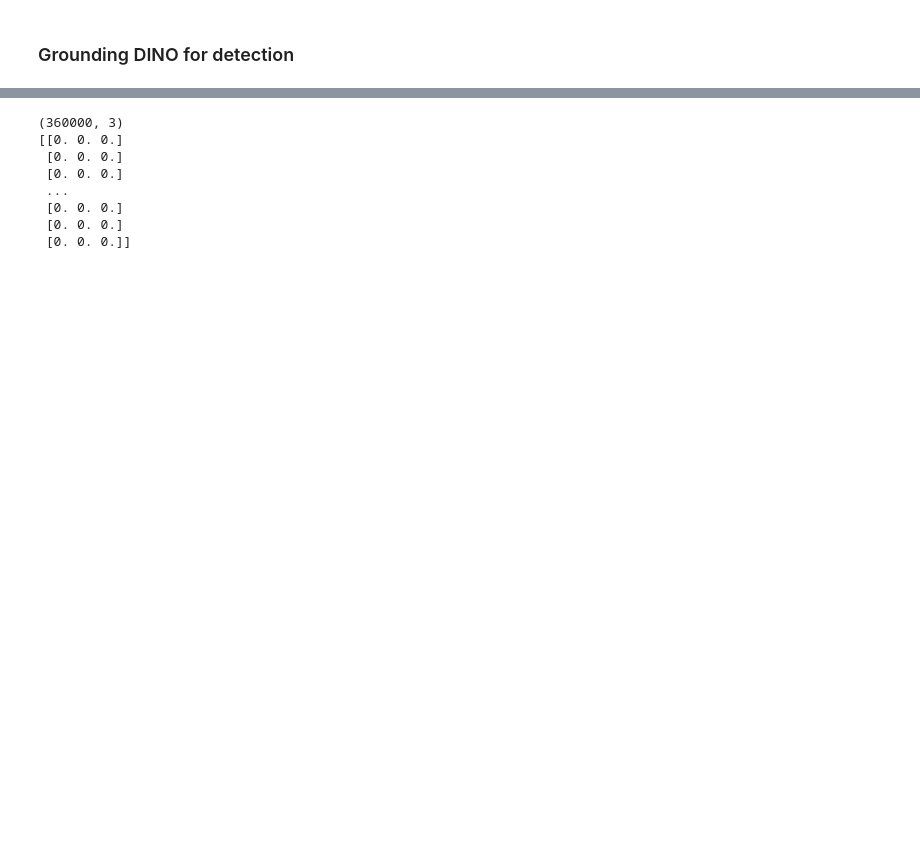
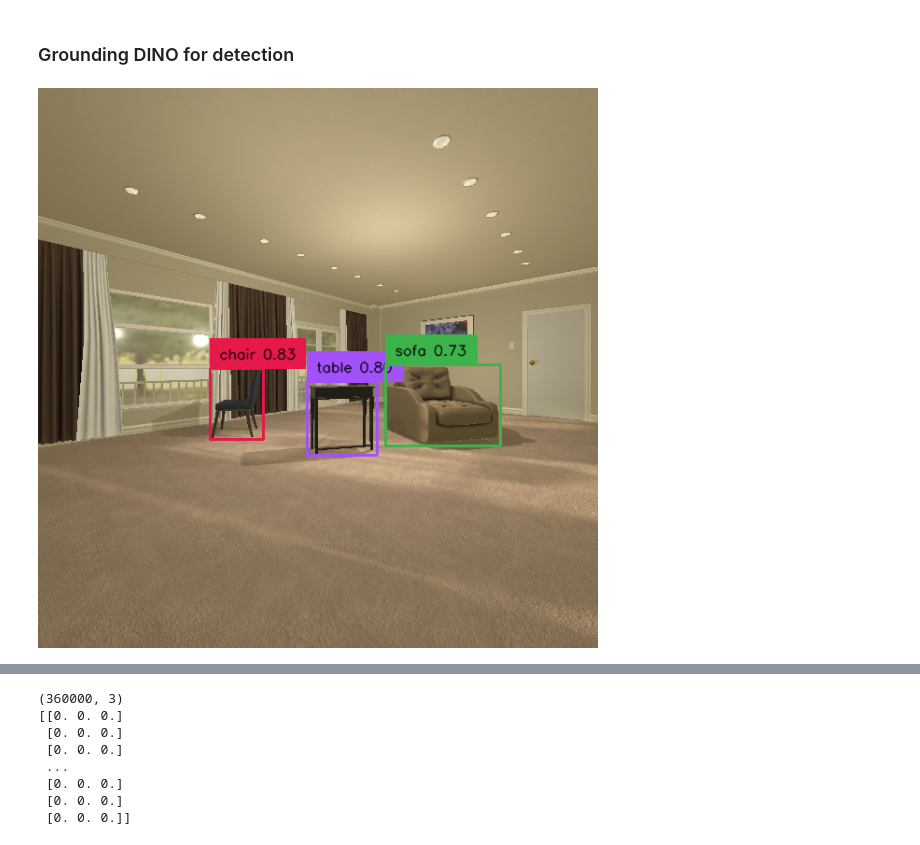
Before and after one commit to aneeshc12/Change_detection, a Jupyter notebook: localization_expt.ipynb, the cells around one changed output, grey strips where cells are left out. Saved outputs shown, nothing was run; the diff lists cells and outputs as text; code cells hidden in the pictures; blank space fills up the shorter version.

Commit message:
create basic object memory framework

```diff
--- a/localization_expt.ipynb
+++ b/localization_expt.ipynb
@@ -3,6 +3,8 @@
 # %%
 !mkdir -p /scratch/aneesh
 # %%
+!mkdir -p /scratch/aneesh
+
 import os, sys
 
 sys.path.append(os.path.join(os.getcwd(), "Grounded-Segment-Anything"))
@@ -53,3 +55,21 @@ from diffusers import StableDiffusionInpaintPipeline
 from huggingface_hub import hf_hub_download
 
 import os
+
+# load models
+
+device = torch.device('cuda' if torch.cuda.is_available() else 'cpu')
+
+def load_model_hf(repo_id, filename, ckpt_config_filename, device='cpu'):
+    cache_config_file = hf_hub_download(repo_id=repo_id, filename=ckpt_config_filename)
+
+    args = SLConfig.fromfile(cache_config_file)
+    args.device = device
+    model = build_model(args)
+
+    cache_file = hf_hub_download(repo_id=repo_id, filename=filename)
+    checkpoint = torch.load(cache_file, map_location=device)
+    log = model.load_state_dict(clean_state_dict(checkpoint['model']), strict=False)
+    print("Model loaded from {} \n => {}".format(cache_file, log))
+    _ = model.eval()
+    return model
@@ -89,13 +121,13 @@ ram_model = ram(pretrained='/scratch/aneesh/ram_swin_large_14m.pth', image_size=
 # ram_model.eval()
 # ram_model.to(device)
 # %%
-import matplotlib.pyplot as plt
+# import matplotlib.pyplot as plt
 
-test_img_path = '/home2/aneesh.chavan/Change_detection/360_zip/view2/view2.png'
-transform = get_transform(image_size=384)
-image = transform(Image.open(test_img_path)).unsqueeze(0).to(device)
+# test_img_path = '/home2/aneesh.chavan/Change_detection/360_zip/view2/view2.png'
+# transform = get_transform(image_size=384)
+# image = transform(Image.open(test_img_path)).unsqueeze(0).to(device)
 
-res = inference(image, ram_model)
-print("Image Tags: ", res[0])
+# res = inference(image, ram_model)
+# print("Image Tags: ", res[0])
 
-plt.imshow(Image.open(test_img_path));
+# plt.imshow(Image.open(test_img_path));
@@ -124,17 +156,19 @@ def detect(image, text_prompt, model, image_source=None, box_threshold = 0.35, t
     annotated_frame = annotate(image_source=image_source, boxes=boxes, logits=logits, phrases=phrases)
     annotated_frame = annotated_frame[...,::-1] # BGR to RGB
 
-  return annotated_frame, boxes
+  return annotated_frame, boxes, phrases
 # %%
 # download_image(image_url, local_image_path)
 test_img_path = '/home2/aneesh.chavan/Change_detection/360_zip/view2/view2.png'
 image_source, image = load_image(test_img_path)
 Image.fromarray(image_source)
 
-annotated_frame, detected_boxes = detect(image, text_prompt="sofa . chair . table",
+annotated_frame, detected_boxes, phrases = detect(image, text_prompt="sofa . chair . table",
                                          model=groundingdino_model,
                                          image_source=image_source)
 Image.fromarray(annotated_frame)
+# %% [output]
+[figure, added]
 # %%
 # object retrieval functions
 
```
Also changed, not shown: parts of 28 cells of this notebook, 2 other files.
